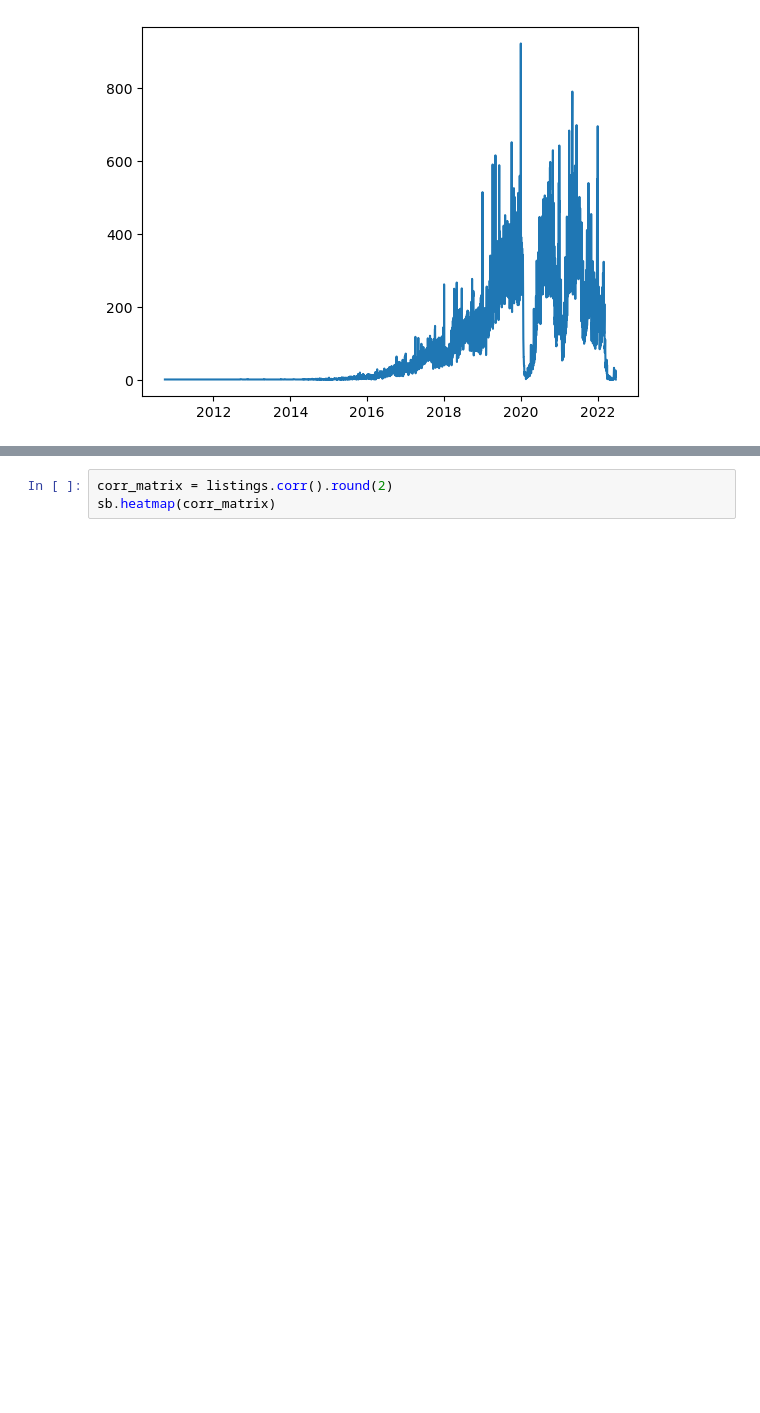
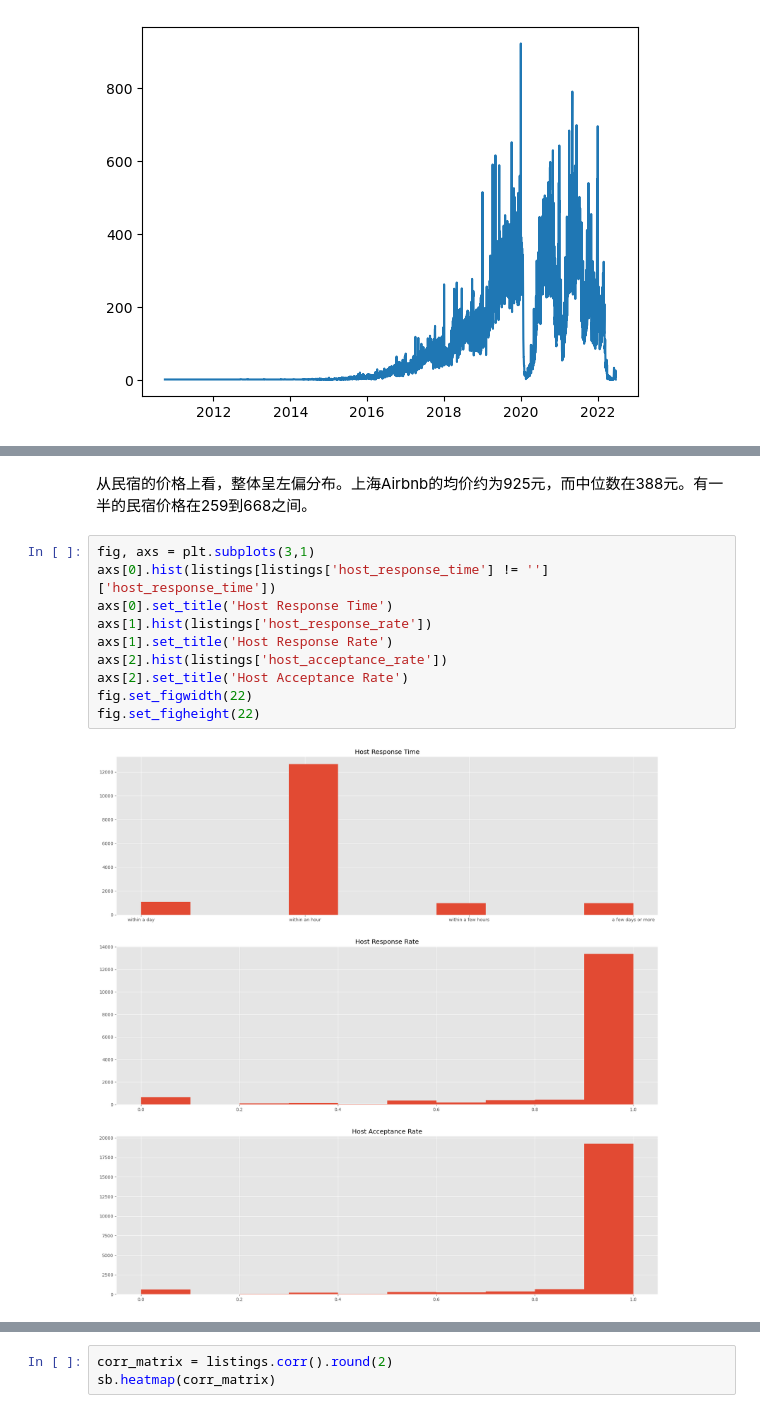
Before and after one commit to sean7084/Airbnb_CN, a Jupyter notebook: airbnb_shanghai.ipynb, the cells around one changed output, grey strips where cells are left out. Drawn from its saved outputs; the diff is of its cells as text; blank space fills up the shorter version.

```diff
--- a/airbnb_shanghai.ipynb
+++ b/airbnb_shanghai.ipynb
@@ -171,3 +274,17 @@ axs[1].boxplot(listings['price'],vert=False,showfliers=False)
+# %% [markdown]
+从民宿的价格上看，整体呈左偏分布。上海Airbnb的均价约为925元，而中位数在388元。有一半的民宿价格在259到668之间。
+# %%
+fig, axs = plt.subplots(3,1)
+axs[0].hist(listings[listings['host_response_time'] != '']['host_response_time'])
+axs[0].set_title('Host Response Time')
+axs[1].hist(listings['host_response_rate'])
+axs[1].set_title('Host Response Rate')
+axs[2].hist(listings['host_acceptance_rate'])
+axs[2].set_title('Host Acceptance Rate')
+fig.set_figwidth(22)
+fig.set_figheight(22)
+# %% [output]
+[figure, added]
 # %%
 fig, axs = plt.subplots(1,7)
 axs[0].hist(listings['review_scores_rating'])
```
Also changed, not shown: parts of 31 cells of this notebook, 1 other file.
